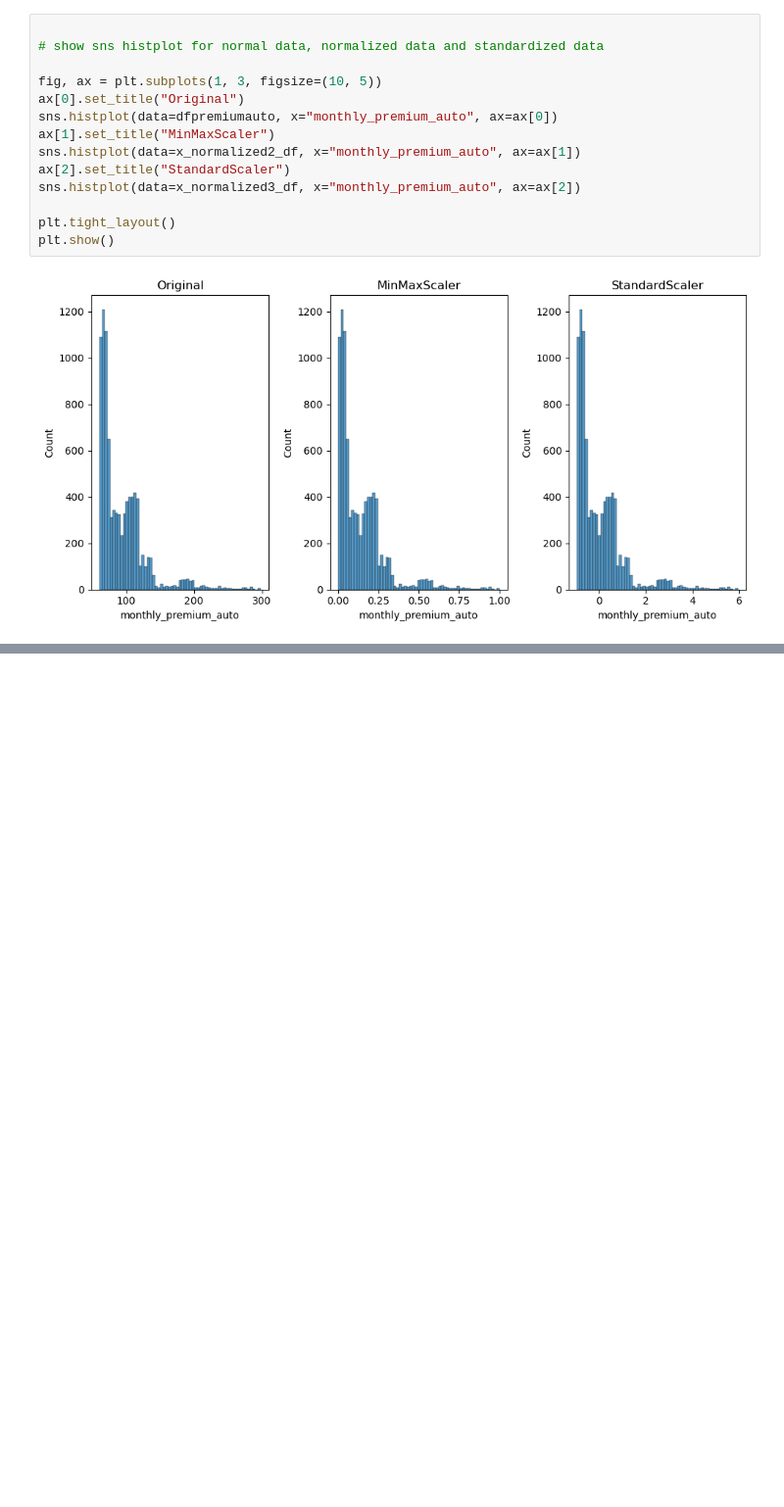
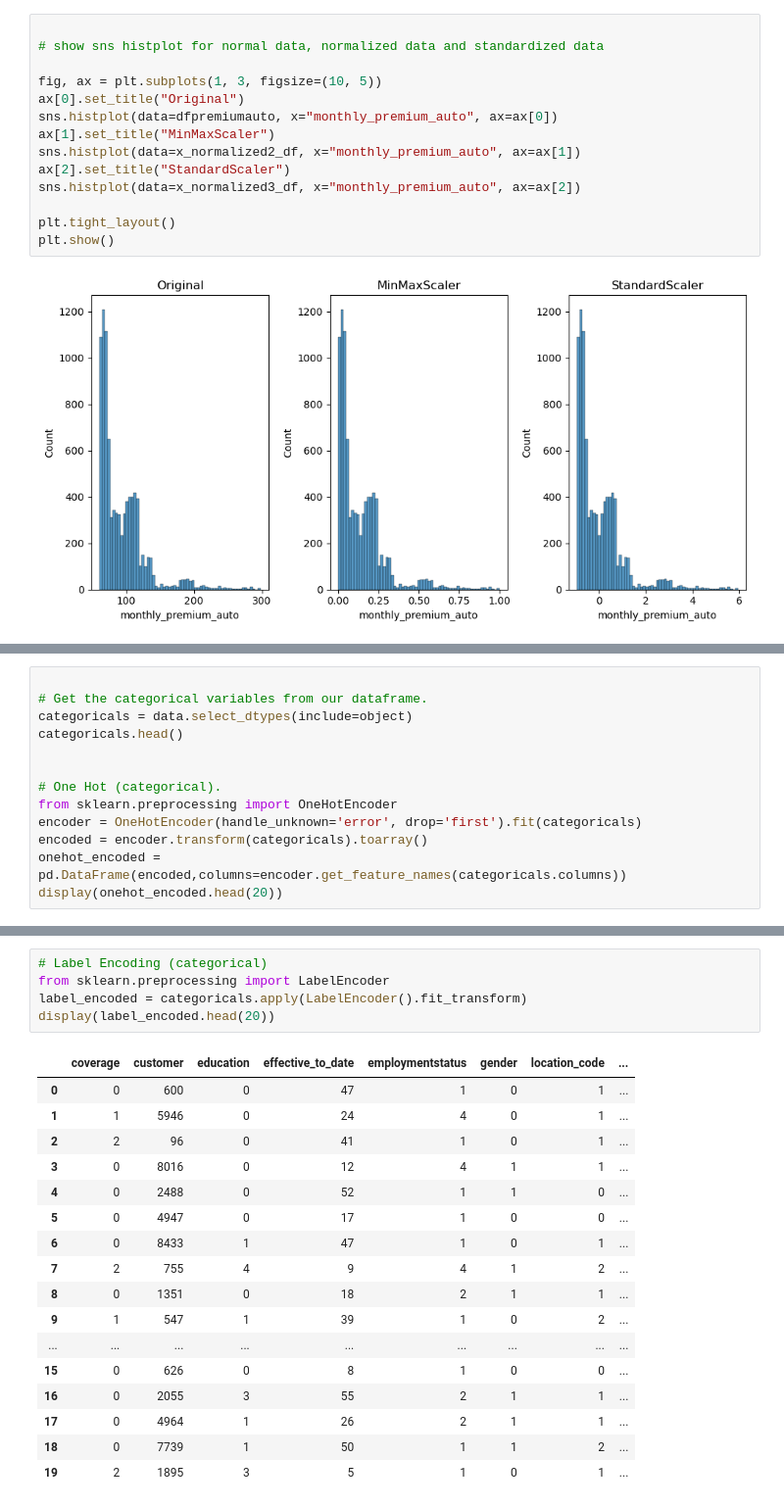
Before and after one commit to ralphmartynward/ironhack_01_lab-customer-analysis-round-6, a Jupyter notebook: solution.ipynb, the cells around one changed output, grey strips where cells are left out. Shown at 98% size. Cells and saved outputs as stored; diff of their text form; blank space fills up the shorter version.

```diff
--- a/solution.ipynb
+++ b/solution.ipynb
@@ -162,0 +183,13 @@ plt.show()
+# %%
+
+# Get the categorical variables from our dataframe.
+categoricals = data.select_dtypes(include=object)
+categoricals.head()
+
+
+# One Hot (categorical).
+from sklearn.preprocessing import OneHotEncoder
+encoder = OneHotEncoder(handle_unknown='error', drop='first').fit(categoricals)
+encoded = encoder.transform(categoricals).toarray()
+onehot_encoded = pd.DataFrame(encoded,columns=encoder.get_feature_names(categoricals.columns))
+display(onehot_encoded.head(20))
@@ -162,0 +215,23 @@ plt.show()
+# %%
+# Label Encoding (categorical)
+from sklearn.preprocessing import LabelEncoder
+label_encoded = categoricals.apply(LabelEncoder().fit_transform)
+display(label_encoded.head(20))
+# %% [output]
+|  | coverage | customer | education | effective_to_date | employmentstatus | gender | location_code | ... |
+| 0 | 0 | 600 | 0 | 47 | 1 | 0 | 1 | ... |
+| 1 | 1 | 5946 | 0 | 24 | 4 | 0 | 1 | ... |
+| 2 | 2 | 96 | 0 | 41 | 1 | 0 | 1 | ... |
+| 3 | 0 | 8016 | 0 | 12 | 4 | 1 | 1 | ... |
+| 4 | 0 | 2488 | 0 | 52 | 1 | 1 | 0 | ... |
+| 5 | 0 | 4947 | 0 | 17 | 1 | 0 | 0 | ... |
+| 6 | 0 | 8433 | 1 | 47 | 1 | 0 | 1 | ... |
+| 7 | 2 | 755 | 4 | 9 | 4 | 1 | 2 | ... |
+| 8 | 0 | 1351 | 0 | 18 | 2 | 1 | 1 | ... |
+| 9 | 1 | 547 | 1 | 39 | 1 | 0 | 2 | ... |
+| ... | ... | ... | ... | ... | ... | ... | ... | ... |
+| 15 | 0 | 626 | 0 | 8 | 1 | 0 | 0 | ... |
+| 16 | 0 | 2055 | 3 | 55 | 2 | 1 | 1 | ... |
+| 17 | 0 | 4964 | 1 | 26 | 2 | 1 | 1 | ... |
+| 18 | 0 | 7739 | 1 | 50 | 1 | 1 | 2 | ... |
+| 19 | 2 | 1895 | 3 | 5 | 1 | 0 | 1 | ... |
```
Also changed, not shown: parts of 15 cells of this notebook.
